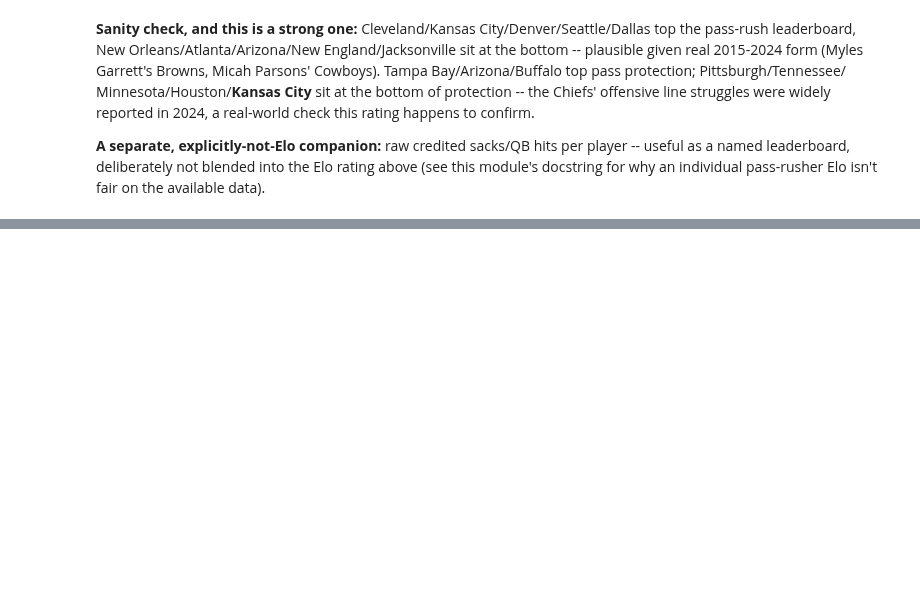
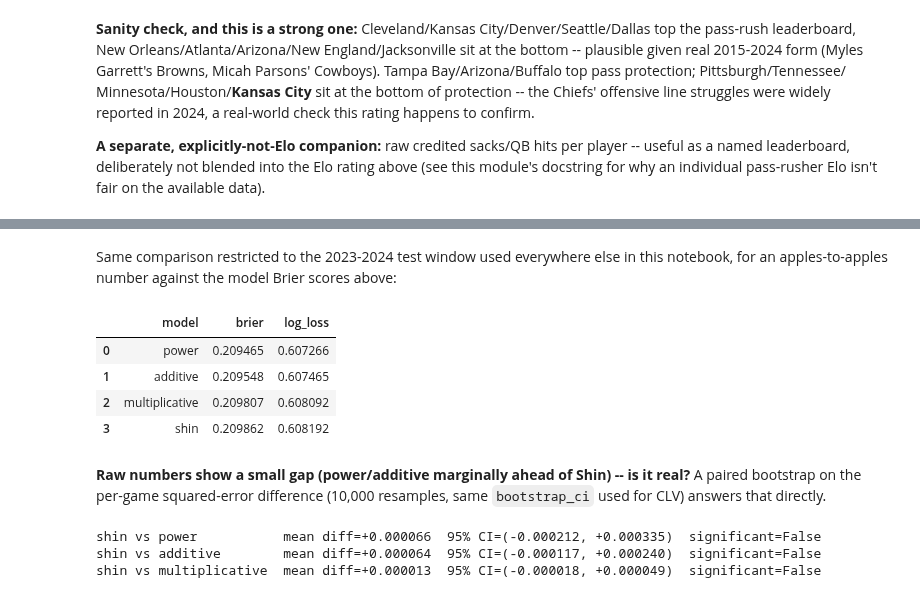
Before and after one commit to rahulr-1006/nfl_2026, a Jupyter notebook: notebooks/model_backtest_results.ipynb, the cells around one changed output, grey strips where cells are left out. Cells and saved outputs as stored; diff of their text form; code cells hidden in the pictures; blank space fills up the shorter version.

```diff
--- a/notebooks/model_backtest_results.ipynb
+++ b/notebooks/model_backtest_results.ipynb
@@ -716,0 +757,29 @@ counts.sort_values("sacks", ascending=False)[["display_name", "position", "sacks
+# %% [markdown]
+Same comparison restricted to the 2023-2024 test window used everywhere else in this
+notebook, for an apples-to-apples number against the model Brier scores above:
+# %%
+test_mask = devig_df["season"].isin([2023, 2024]).to_numpy()
+devig_preds_test = {name: p[test_mask] for name, p in devig_preds.items()}
+devig_report_test = compare_to_baseline(devig_preds_test, devig_df.loc[test_mask, "home_win"])
+devig_report_test
+# %% [output]
+|  | model | brier | log_loss |
+| 0 | power | 0.209465 | 0.607266 |
+| 1 | additive | 0.209548 | 0.607465 |
+| 2 | multiplicative | 0.209807 | 0.608092 |
+| 3 | shin | 0.209862 | 0.608192 |
+# %% [markdown]
+**Raw numbers show a small gap (power/additive marginally ahead of Shin) -- is it
+real?** A paired bootstrap on the per-game squared-error difference (10,000 resamples,
+same `bootstrap_ci` used for CLV) answers that directly.
+# %%
+y = devig_df["home_win"].to_numpy(dtype=float)
+for other in ["power", "additive", "multiplicative"]:
+    diff = (devig_preds["shin"] - y) ** 2 - (devig_preds[other] - y) ** 2  # positive => shin worse
+    lo, hi = bootstrap_ci(diff, n_resamples=10000, random_state=0)
+    significant = not (lo <= 0 <= hi)
+    print(f"shin vs {other:15s} mean diff={diff.mean():+.6f}  95% CI=({lo:+.6f}, {hi:+.6f})  significant={significant}")
+# %% [output]
+shin vs power           mean diff=+0.000066  95% CI=(-0.000212, +0.000335)  significant=False
+shin vs additive        mean diff=+0.000064  95% CI=(-0.000117, +0.000240)  significant=False
+shin vs multiplicative  mean diff=+0.000013  95% CI=(-0.000018, +0.000049)  significant=False
```
Also changed, not shown: parts of 4 cells of this notebook, 2 other files.
